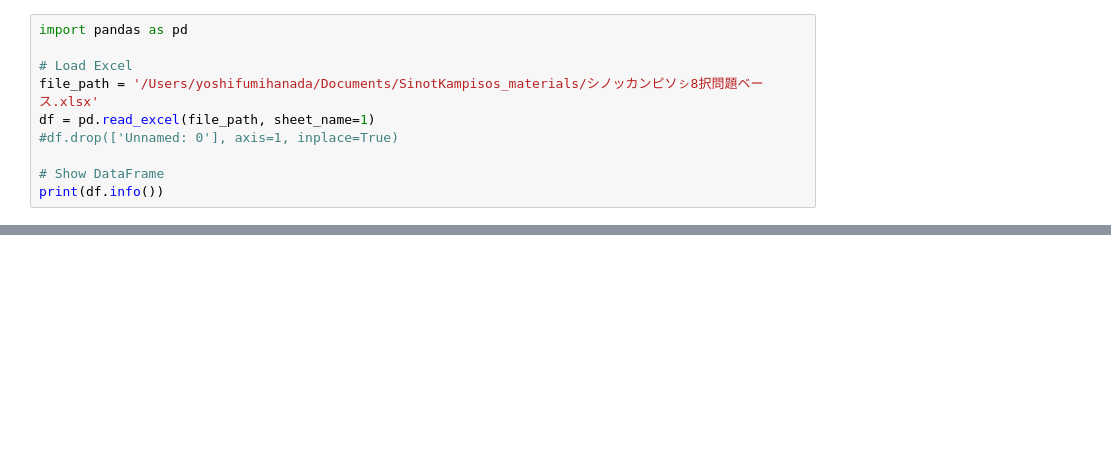
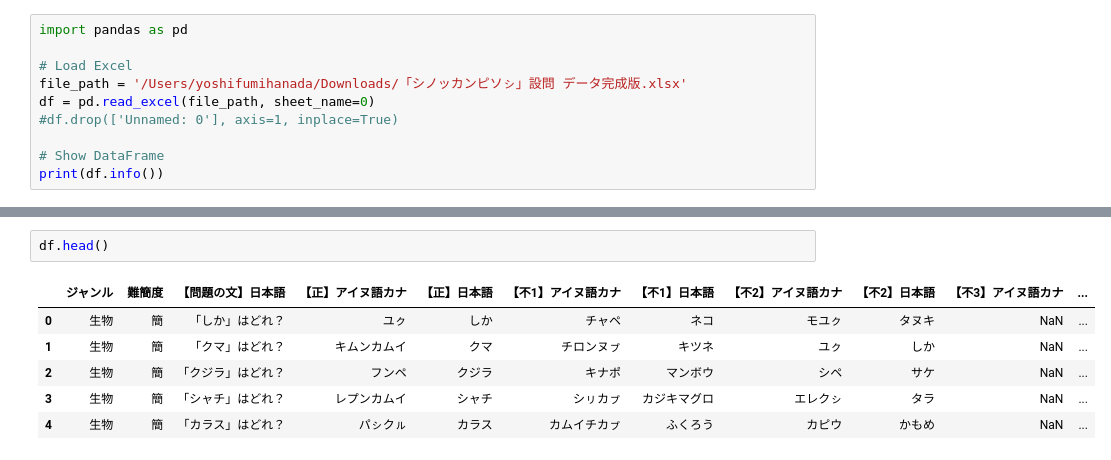
Before and after one commit to nonotoy/sinot_kampisos, a Jupyter notebook: Order_Quiz.ipynb, the cells around one changed output, grey strips where cells are left out. Drawn from its saved outputs; the diff is of its cells as text; blank space fills up the shorter version.

```diff
--- a/Order_Quiz.ipynb
+++ b/Order_Quiz.ipynb
@@ -2,8 +2,8 @@
 import pandas as pd
 
 # Load Excel
-file_path = '/Users/yoshifumihanada/Documents/SinotKampisos_materials/シノッカンピソㇱ8択問題ベース.xlsx'
-df = pd.read_excel(file_path, sheet_name=1)
+file_path = '/Users/yoshifumihanada/Downloads/「シノッカンピソㇱ」設問 データ完成版.xlsx'
+df = pd.read_excel(file_path, sheet_name=0)
 #df.drop(['Unnamed: 0'], axis=1, inplace=True)
 
 # Show DataFrame
@@ -76,0 +31,9 @@ with open(output_path, 'w') as file:
+# %%
+df.head()
+# %% [output]
+|  | ジャンル | 難簡度 | 【問題の文】日本語 | 【正】アイヌ語カナ | 【正】日本語 | 【不1】アイヌ語カナ | 【不1】日本語 | 【不2】アイヌ語カナ | 【不2】日本語 | 【不3】アイヌ語カナ | ... |
+| 0 | 生物 | 簡 | 「しか」はどれ？ | ユㇰ | しか | チャペ | ネコ | モユㇰ | タヌキ | NaN | ... |
+| 1 | 生物 | 簡 | 「クマ」はどれ？ | キムンカムイ | クマ | チロンヌㇷ゚ | キツネ | ユㇰ | しか | NaN | ... |
+| 2 | 生物 | 簡 | 「クジラ」はどれ？ | フンペ | クジラ | キナポ | マンボウ | シペ | サケ | NaN | ... |
+| 3 | 生物 | 簡 | 「シャチ」はどれ？ | レプンカムイ | シャチ | シㇼカㇷ゚ | カジキマグロ | エレクㇱ | タラ | NaN | ... |
+| 4 | 生物 | 簡 | 「カラス」はどれ？ | パㇱクㇽ | カラス | カムイチカㇷ゚ | ふくろう | カピウ | かもめ | NaN | ... |
```
Also changed, not shown: parts of 3 cells of this notebook, 4 other files.
